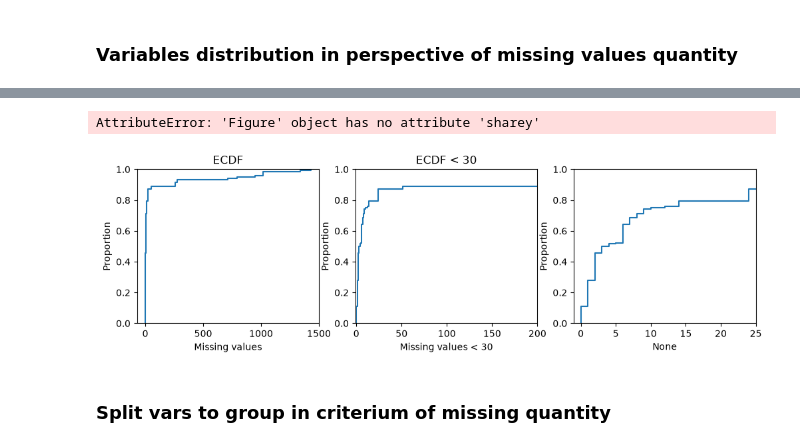
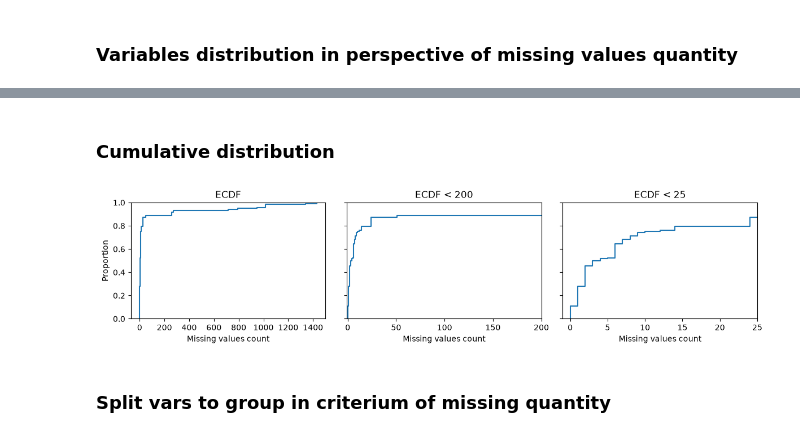
Before and after one commit to pancurster/secom-ml, a Jupyter notebook: notebooks/eda02.ipynb, the cells around one changed output, grey strips where cells are left out. Drawn from its saved outputs; the diff is of its cells as text; code cells hidden in the pictures.

```diff
--- a/notebooks/eda02.ipynb
+++ b/notebooks/eda02.ipynb
@@ -83,35 +86,25 @@ a
 0.99    1341.0
 1.00    1429.0
 dtype: float64
+# %% [markdown]
+### Cumulative distribution
 # %%
-fig, ax = plt.subplots(nrows=1, ncols=3, figsize=(12, 3))
-sns.ecdfplot(x=missing, ax=ax[0])
-sns.ecdfplot(x=missing, ax=ax[1])
-sns.ecdfplot(x=missing, ax=ax[2])
-ax[1].set_xlim(-1, 200)
-ax[2].set_xlim(-1, 25)
-
-ax[0].set(title='ECDF', xlabel="Missing values")
-ax[1].set(title='ECDF < 30', xlabel="Missing values < 30")
 fig, ax = plt.subplots(nrows=1, ncols=3, figsize=(12, 3), sharey=True)
 sns.ecdfplot(x=missing, ax=ax[0])
 sns.ecdfplot(x=missing, ax=ax[1])
 sns.ecdfplot(x=missing, ax=ax[2])
-ax[1].set_xlim(-1, 200)
-ax[2].set_xlim(-1, 25)
+zoom01, zoom02 = 200, 25
+ax[1].set_xlim(-1, zoom01)
+ax[2].set_xlim(-1, zoom02)
 
-ax[0].set(title='ECDF', xlabel="Missing values")
-ax[1].set(title='ECDF < 30', xlabel="Missing values < 30")
-ax[2].set(title='ECDF < 25', xlabel="Missing values < 25")
-
-plt.tight_layout()
-plt.show()
+ax[0].set(title='ECDF', xlabel="Missing values count")
+ax[1].set(title=f'ECDF < {zoom01}', xlabel="Missing values count")
+ax[2].set(title=f'ECDF < {zoom02}', xlabel="Missing values count")
 plt.tight_layout()
 plt.show()
 plt.show()
 # %% [output]
-AttributeError: 'Figure' object has no attribute 'sharey'
-[figure, old version]
+[figure, new version]
 # %% [markdown]
 ### Split vars to group in criterium of missing quantity
 # %%
```
Also changed, not shown: parts of 2 cells of this notebook, 6 other files.
